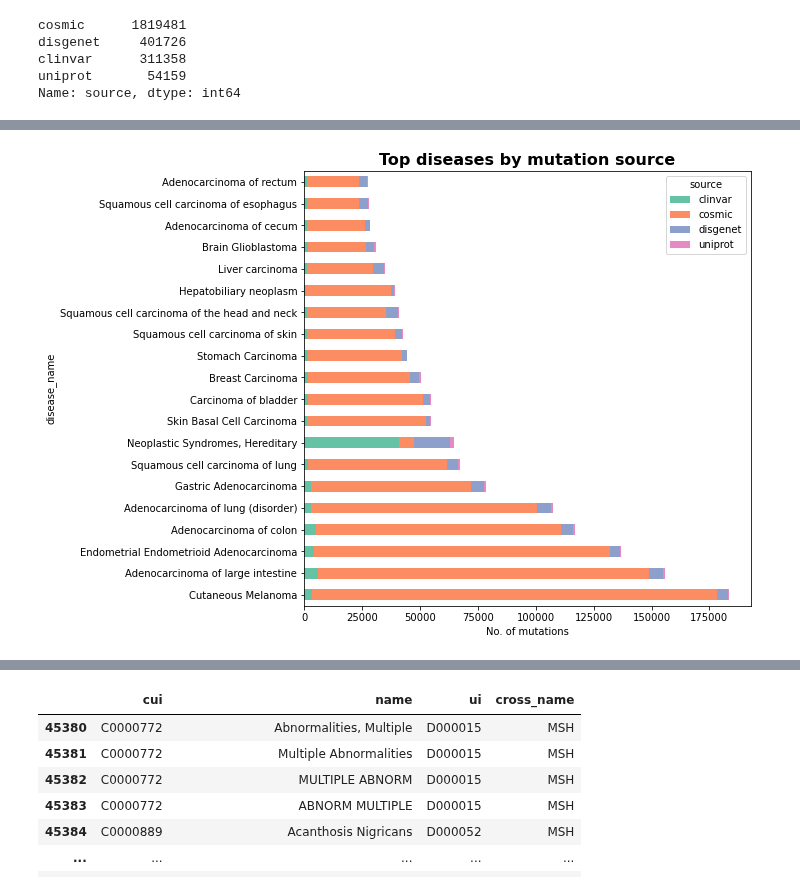
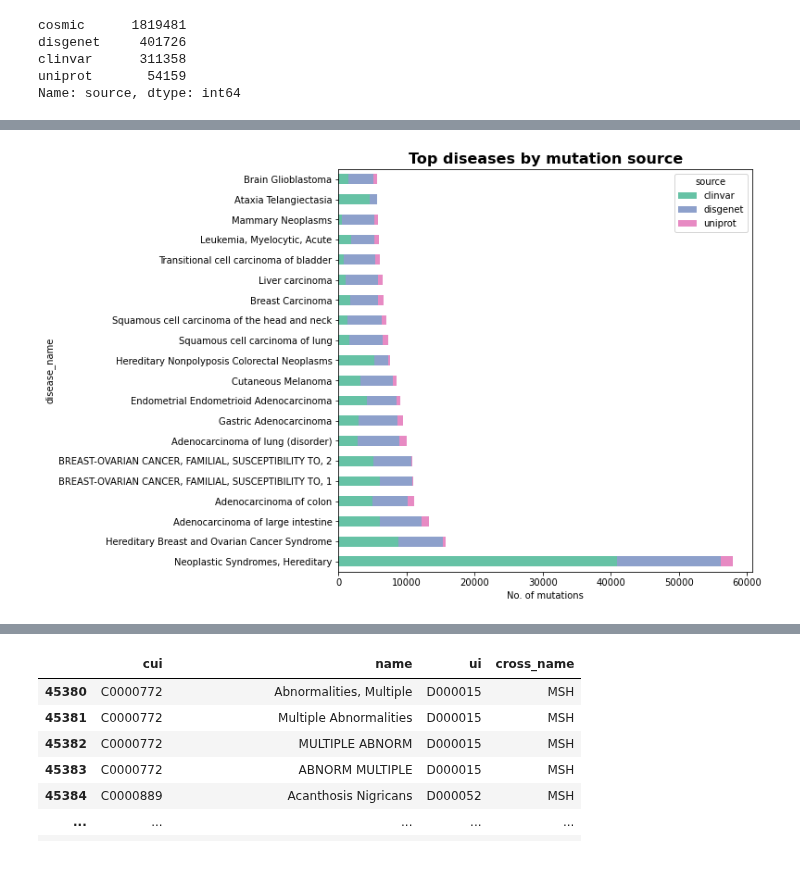
Before and after one commit to alvaro-2/mutations, a Jupyter notebook: scripts/mesh/mesh_data.ipynb, the cells around one changed output, grey strips where cells are left out. Saved outputs shown, nothing was run; the diff lists cells and outputs as text; code cells hidden in the pictures.

```diff
--- a/scripts/mesh/mesh_data.ipynb
+++ b/scripts/mesh/mesh_data.ipynb
@@ -165,6 +157,6 @@ Name: id_source, dtype: int64
 # %%
-prueba = mutation_has_disease.merge(mutation_has_source[['id_mutation', 'source']], how='left')
-prueba.head()
+mut_dis_source = mutation_has_disease.merge(mutation_has_source[['id_mutation', 'source']], how='left')
+mut_dis_source.head()
 # %% [output]
 |  | id_mutation | cui | disease_name | source |
 | 0 | 1 | C0917800 | Epilepsy, Myoclonic, Infantile | clinvar |
@@ -186,0 +218,2 @@ df['suma'] = df.sum(1)
+# %%
+mut_dis_source_nocosmic = mut_dis_source[mut_dis_source.source != 'cosmic']
@@ -186,0 +236,4 @@ df['suma'] = df.sum(1)
+# %%
+mut_source_nocosmic = mut_dis_source_nocosmic.pivot_table(columns= 'source', index='disease_name', aggfunc='size')
+# %%
+mut_source_nocosmic['suma'] = mut_source_nocosmic.sum(1)
@@ -187,8 +257,8 @@ df['suma'] = df.sum(1)
 # %%
 sns.set_palette('Set2')
-df.sort_values('suma', ascending= False).drop(columns='suma')[:20].plot.barh(stacked= True, figsize= (8,8))
+mut_source_nocosmic.sort_values('suma', ascending= False).drop(columns='suma')[:20].plot.barh(stacked= True, figsize= (8,8), color = ['#66c2a5', '#8da0cb', '#e78ac3'])
 plt.title("Top diseases by mutation source", size=16, fontweight='bold')
 plt.xlabel("No. of mutations")
 plt.show()
 # %% [output]
-[figure, old version]
+[figure, new version]
```
Also changed, not shown: parts of 14 cells of this notebook.
